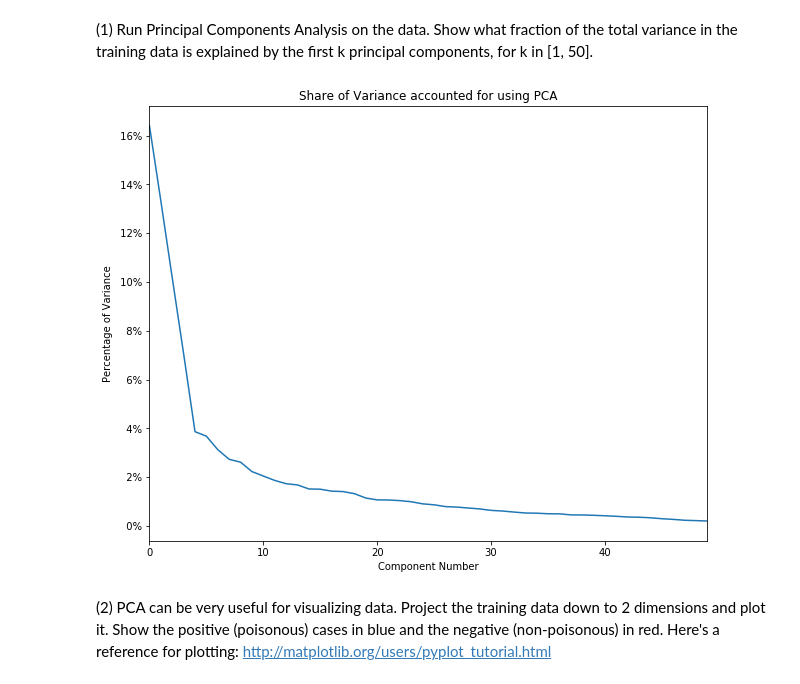
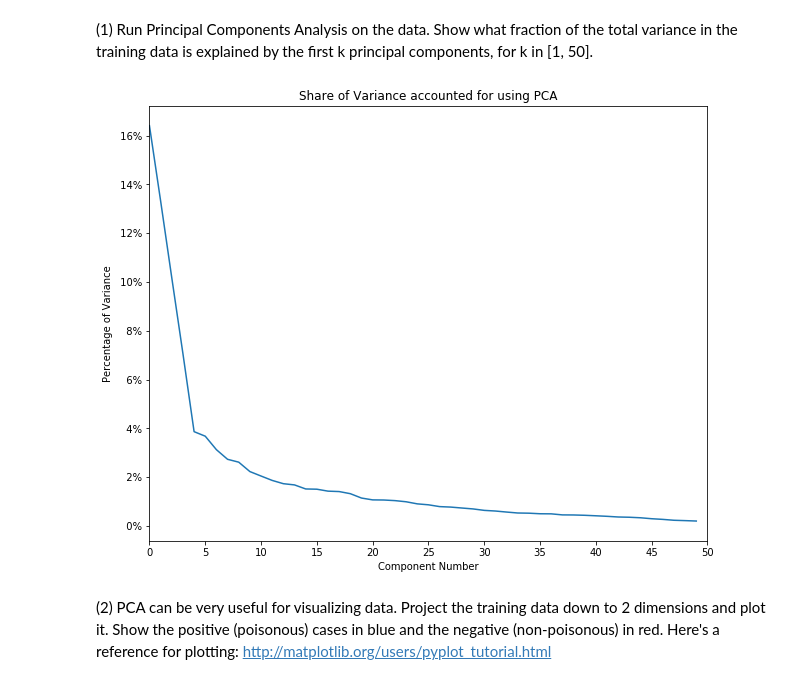
Before and after one commit to SombiriX/w207_git, a Jupyter notebook: project3/sombiri_enwemeka_p3.ipynb, the cells around one changed output. Cells and saved outputs as stored; diff of their text form; code cells hidden in the pictures.

```diff
--- a/project3/sombiri_enwemeka_p3.ipynb
+++ b/project3/sombiri_enwemeka_p3.ipynb
@@ -66,23 +66,24 @@ print train_data.shape, test_data.shape
 # %%
 def P1():
 ### STUDENT START ###
     # Fit the training data using PCA
     pca_model = PCA()
     pca_model.fit(train_data)
 
     # Plot the share of variance for the first 50 components
     ax = pd.DataFrame(pca_model.explained_variance_ratio_[:50]).plot(
         title="Share of Variance accounted for using PCA",
         legend=False,
         figsize=(10, 8))
-
+    # Set Axis labels and tick marks
     ax.set_yticklabels(['{:3.0f}%'.format(x*100) for x in ax.get_yticks()])
+    ax.set_xticks([x for x in range(0,51)][::5])
     ax.set_xlabel("Component Number")
     ax.set_ylabel("Percentage of Variance")
 ### STUDENT END ###
 P1()
 # %% [output]
-[figure, old version]
+[figure, new version]
 # %% [markdown]
 (2) PCA can be very useful for visualizing data. Project the training data down to 2 dimensions and plot it. Show the positive (poisonous) cases in blue and the negative (non-poisonous) in red. Here's a reference for plotting: http://matplotlib.org/users/pyplot_tutorial.html
 # %%
```
Also changed, not shown: parts of 6 cells of this notebook.
